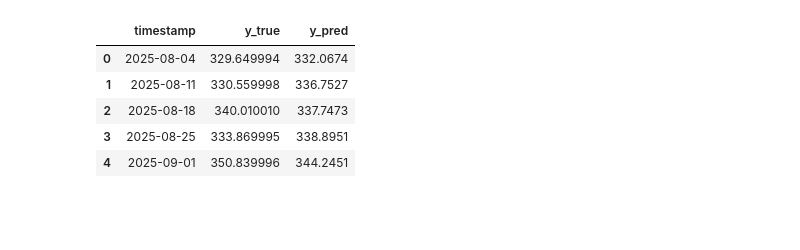
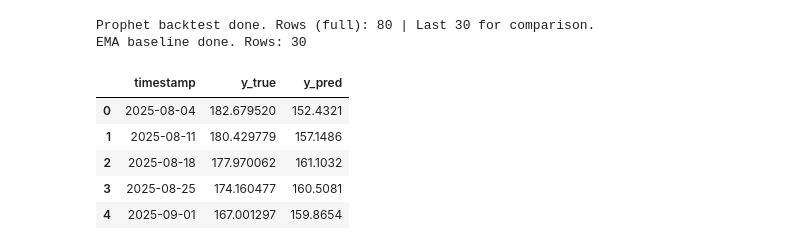
Before and after one commit to MateoHeras77/capstone_project_unfc, a Jupyter notebook: model/notebooks/03-prophet.ipynb, the cells around one changed output. Drawn from its saved outputs; the diff is of its cells as text; code cells hidden in the pictures; blank space fills up the shorter version.

```diff
--- a/model/notebooks/03-prophet.ipynb
+++ b/model/notebooks/03-prophet.ipynb
@@ -11,28 +13,29 @@ sys.path.insert(0, str(BACKEND_DIR))
 
 from analytics.forecasting.prophet import ProphetForecaster
 # %%
-SYMBOL = "TSLA"
+SYMBOL = "NVDA"
+VIX_SYMBOL = "^VIX"
 INTERVAL = "1wk"
 PERIOD = "5y"
 
-print(f"Fetching data for {SYMBOL}...")
+print(f"Fetching data for {SYMBOL} and {VIX_SYMBOL}...")
 
-# Fix: Use multi_level_index=False to avoid unwanted MultiIndex columns
 df = yf.download(tickers=SYMBOL, period=PERIOD, interval=INTERVAL, multi_level_index=False)
-
-# Standardize: reset index and rename for clarity
 df = df.reset_index().rename(columns={"Date": "timestamp", "Close": "close"})
 df["timestamp"] = pd.to_datetime(df["timestamp"])
 df = df.sort_values("timestamp")
 
-# Result: By selecting the 'close' column from a flat DataFrame, prices becomes a Series
 prices = df.set_index("timestamp")["close"].astype(float).dropna()
 
+# Load VIX (same period/interval) and align to price dates
+vix_raw = yf.download(tickers=VIX_SYMBOL, period=PERIOD, interval=INTERVAL, multi_level_index=False, progress=False)
+vix_raw = vix_raw.reset_index().rename(columns={"Date": "timestamp", "Close": "vix"})
+vix_raw["timestamp"] = pd.to_datetime(vix_raw["timestamp"])
+vix = vix_raw.set_index("timestamp")["vix"].astype(float).reindex(prices.index).ffill().bfill()
+
 print(f"Loaded {len(prices)} rows. Latest date: {prices.index.max()}")
-print(f"Data type of prices: {type(prices)}") # Verified as <class 'pandas.core.series.Series'>
-
 prices.head()
 
-prices.plot(title=f"{SYMBOL} Close Price", figsize=(10,4))
+prices.plot(title=f"{SYMBOL} Close Price", figsize=(10, 4))
 plt.show()
 # %% [output]
@@ -41,32 +46,53 @@ NameError: name 'yf' is not defined
 # %%
-TEST_SIZE = 30
+TEST_SIZE = 30          # Final comparison window (same for EMA, Prophet, Prophet+XGB)
+PROPHET_WINDOW = 80    # Run Prophet backtest this many steps so we have enough history for XGB training
+MIN_TRAIN = 10
+RESIDUAL_LAGS = 3      # Lags of (actual - prophet) for XGB features
+PRICE_LAGS = 3         # Price lags for XGB features
 
 def backtest_one_step(prices_full: pd.Series, test_size: int, model_factory, min_train: int):
     preds = []
     split_idx = len(prices_full) - test_size
-
     for i in range(split_idx, len(prices_full)):
         train = prices_full.iloc[:i]
         actual = float(prices_full.iloc[i])
         ts = prices_full.index[i]
-
         if len(train) < min_train:
             continue
-
         model = model_factory()
         model.fit(train)
         fc = model.forecast(periods=1)
         yhat = float(fc["point_forecast"][0])
-
         preds.append({"timestamp": ts, "y_true": actual, "y_pred": yhat})
-
     return pd.DataFrame(preds)
 
-pred_prophet = backtest_one_step(
-    prices, TEST_SIZE,
+# Prophet backtest over PROPHET_WINDOW steps (needed for XGB training data)
+pred_prophet_full = backtest_one_step(
+    prices, PROPHET_WINDOW,
     model_factory=lambda: ProphetForecaster(confidence_level=0.95),
-    min_train=10
+    min_train=MIN_TRAIN,
 )
+pred_prophet = pred_prophet_full.tail(TEST_SIZE).reset_index(drop=True)  # last TEST_SIZE for comparison
+print("Prophet backtest done. Rows (full):", len(pred_prophet_full), "| Last", TEST_SIZE, "for comparison.")
 
+# EMA baseline (same walk-forward: 1-step ahead on last TEST_SIZE points)
+def ema_series(close: np.ndarray, span: int) -> np.ndarray:
+    alpha = 2.0 / (span + 1)
+    ema = np.empty_like(close, dtype=float)
+    ema[0] = close[0]
+    for i in range(1, len(close)):
+        ema[i] = alpha * close[i] + (1 - alpha) * ema[i - 1]
+    return ema
+
+EMA_SPAN = 10
+pred_ema = []
+split_idx = len(prices) - TEST_SIZE
+for i in range(split_idx, len(prices)):
+    current_close = prices.iloc[:i].values
+    ema = ema_series(current_close, EMA_SPAN)
+    yhat = float(ema[-1])
+    pred_ema.append({"timestamp": prices.index[i], "y_true": float(prices.iloc[i]), "y_pred": yhat})
+pred_ema = pd.DataFrame(pred_ema)
+print("EMA baseline done. Rows:", len(pred_ema))
 pred_prophet.head()
 # %% [output]
@@ -90,6 +116,8 @@ Importing plotly failed. Interactive plots will not work.
+Prophet backtest done. Rows (full): 80 | Last 30 for comparison.
+EMA baseline done. Rows: 30
 |  | timestamp | y_true | y_pred |
-| 0 | 2025-08-04 | 329.649994 | 332.0674 |
-| 1 | 2025-08-11 | 330.559998 | 336.7527 |
-| 2 | 2025-08-18 | 340.010010 | 337.7473 |
-| 3 | 2025-08-25 | 333.869995 | 338.8951 |
-| 4 | 2025-09-01 | 350.839996 | 344.2451 |
+| 0 | 2025-08-04 | 182.679520 | 152.4321 |
+| 1 | 2025-08-11 | 180.429779 | 157.1486 |
+| 2 | 2025-08-18 | 177.970062 | 161.1032 |
+| 3 | 2025-08-25 | 174.160477 | 160.5081 |
+| 4 | 2025-09-01 | 167.001297 | 159.8654 |
```
Also changed, not shown: parts of 8 cells of this notebook, 22 other files.
